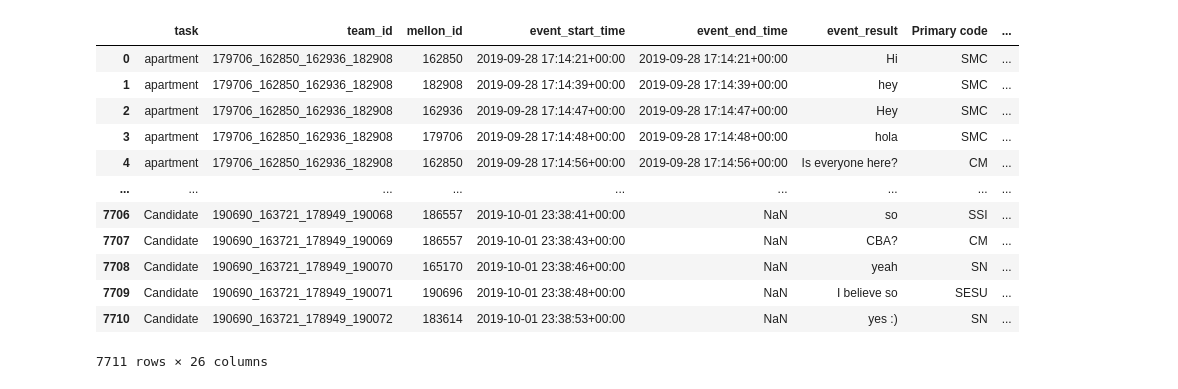
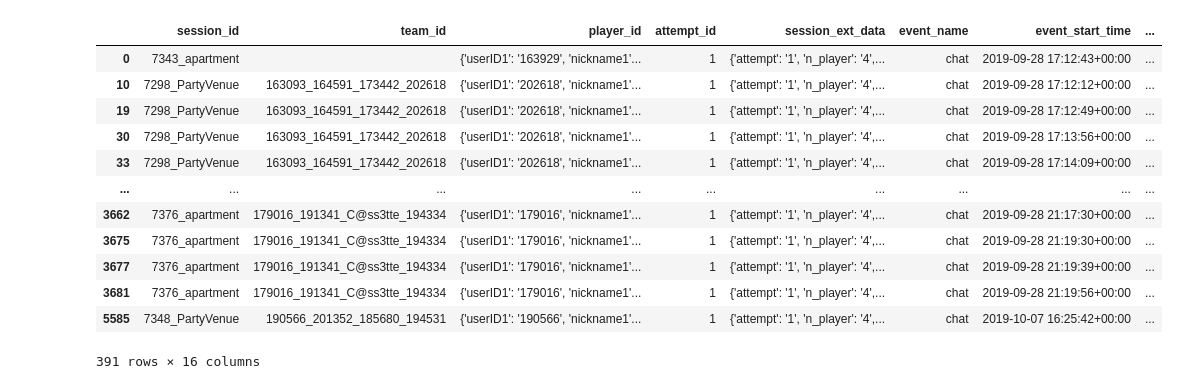
Before and after one commit to The-Language-and-Learning-Analytics-Lab/cult-div-rqa, a Jupyter notebook: data_preprocessing.ipynb, the cells around one changed output. Saved outputs shown, nothing was run; the diff lists cells and outputs as text; code cells hidden in the pictures.

```diff
--- a/data_preprocessing.ipynb
+++ b/data_preprocessing.ipynb
@@ -5,3 +6,5 @@ data = pd.read_csv('/Users/amin/Downloads/Master Coded Data.xlsx - Chats.csv')
+# %%
+data = data[data.event_name == 'chat']
 # %%
 data.columns
 # %% [output]
@@ -53,0 +16,2 @@ len(data['Person-ID (mellon-ID)'].unique())
+# %%
+coded_data = pd.read_csv('./data/Master Coded Data.xlsx - Chats.csv')
@@ -53,0 +30,3 @@ len(data['Person-ID (mellon-ID)'].unique())
+# %%
+coded_data = coded_data.rename(columns={'Person-ID (mellon-ID)' : 'mellon_id'})
+data = data.rename(columns={'event_by' : 'mellon_id', 'team_id (mellon_id)':'team_id'})
@@ -53,0 +49,18 @@ len(data['Person-ID (mellon-ID)'].unique())
+# %%
+merged_data = data.merge(coded_data[['mellon_id', 'event_result', 'event_start_time', 'event_end_time', 'Primary code ']], on = ['mellon_id', 'event_result', 'event_start_time', 'event_end_time'], how = 'left')
+# %%
+merged_data[merged_data.isna().any(axis=1)]
+# %% [output]
+|  | session_id | team_id | player_id | attempt_id | session_ext_data | event_name | event_start_time | ... |
+| 0 | 7343_apartment |  | {'userID1': '163929', 'nickname1'... | 1 | {'attempt': '1', 'n_player': '4',... | chat | 2019-09-28 17:12:43+00:00 | ... |
+| 10 | 7298_PartyVenue | 163093_164591_173442_202618 | {'userID1': '202618', 'nickname1'... | 1 | {'attempt': '1', 'n_player': '4',... | chat | 2019-09-28 17:12:12+00:00 | ... |
+| 19 | 7298_PartyVenue | 163093_164591_173442_202618 | {'userID1': '202618', 'nickname1'... | 1 | {'attempt': '1', 'n_player': '4',... | chat | 2019-09-28 17:12:49+00:00 | ... |
+| 30 | 7298_PartyVenue | 163093_164591_173442_202618 | {'userID1': '202618', 'nickname1'... | 1 | {'attempt': '1', 'n_player': '4',... | chat | 2019-09-28 17:13:56+00:00 | ... |
+| 33 | 7298_PartyVenue | 163093_164591_173442_202618 | {'userID1': '202618', 'nickname1'... | 1 | {'attempt': '1', 'n_player': '4',... | chat | 2019-09-28 17:14:09+00:00 | ... |
+| ... | ... | ... | ... | ... | ... | ... | ... | ... |
+| 3662 | 7376_apartment | 179016_191341_C@ss3tte_194334 | {'userID1': '179016', 'nickname1'... | 1 | {'attempt': '1', 'n_player': '4',... | chat | 2019-09-28 21:17:30+00:00 | ... |
+| 3675 | 7376_apartment | 179016_191341_C@ss3tte_194334 | {'userID1': '179016', 'nickname1'... | 1 | {'attempt': '1', 'n_player': '4',... | chat | 2019-09-28 21:19:30+00:00 | ... |
+| 3677 | 7376_apartment | 179016_191341_C@ss3tte_194334 | {'userID1': '179016', 'nickname1'... | 1 | {'attempt': '1', 'n_player': '4',... | chat | 2019-09-28 21:19:39+00:00 | ... |
+| 3681 | 7376_apartment | 179016_191341_C@ss3tte_194334 | {'userID1': '179016', 'nickname1'... | 1 | {'attempt': '1', 'n_player': '4',... | chat | 2019-09-28 21:19:56+00:00 | ... |
+| 5585 | 7348_PartyVenue | 190566_201352_185680_194531 | {'userID1': '190566', 'nickname1'... | 1 | {'attempt': '1', 'n_player': '4',... | chat | 2019-10-07 16:25:42+00:00 | ... |
+391 rows × 16 columns
@@ -58,17 +71 @@ data = data.rename(columns={'Person-ID (mellon-ID)' : 'mellon_id'})
-# %%
-data
-# %% [output]
-|  | task | team_id | mellon_id | event_start_time | event_end_time | event_result | Primary code | ... |
-| 0 | apartment | 179706_162850_162936_182908 | 162850 | 2019-09-28 17:14:21+00:00 | 2019-09-28 17:14:21+00:00 | Hi | SMC | ... |
-| 1 | apartment | 179706_162850_162936_182908 | 182908 | 2019-09-28 17:14:39+00:00 | 2019-09-28 17:14:39+00:00 | hey | SMC | ... |
-| 2 | apartment | 179706_162850_162936_182908 | 162936 | 2019-09-28 17:14:47+00:00 | 2019-09-28 17:14:47+00:00 | Hey | SMC | ... |
-| 3 | apartment | 179706_162850_162936_182908 | 179706 | 2019-09-28 17:14:48+00:00 | 2019-09-28 17:14:48+00:00 | hola | SMC | ... |
-| 4 | apartment | 179706_162850_162936_182908 | 162850 | 2019-09-28 17:14:56+00:00 | 2019-09-28 17:14:56+00:00 | Is everyone here? | CM | ... |
-| ... | ... | ... | ... | ... | ... | ... | ... | ... |
-| 7706 | Candidate | 190690_163721_178949_190068 | 186557 | 2019-10-01 23:38:41+00:00 | NaN | so | SSI | ... |
-| 7707 | Candidate | 190690_163721_178949_190069 | 186557 | 2019-10-01 23:38:43+00:00 | NaN | CBA? | CM | ... |
-| 7708 | Candidate | 190690_163721_178949_190070 | 165170 | 2019-10-01 23:38:46+00:00 | NaN | yeah | SN | ... |
-| 7709 | Candidate | 190690_163721_178949_190071 | 190696 | 2019-10-01 23:38:48+00:00 | NaN | I believe so | SESU | ... |
-| 7710 | Candidate | 190690_163721_178949_190072 | 183614 | 2019-10-01 23:38:53+00:00 | NaN | yes :) | SN | ... |
-7711 rows × 26 columns
 # %%
```
Also changed, not shown: parts of 51 cells of this notebook, 12 other files.
